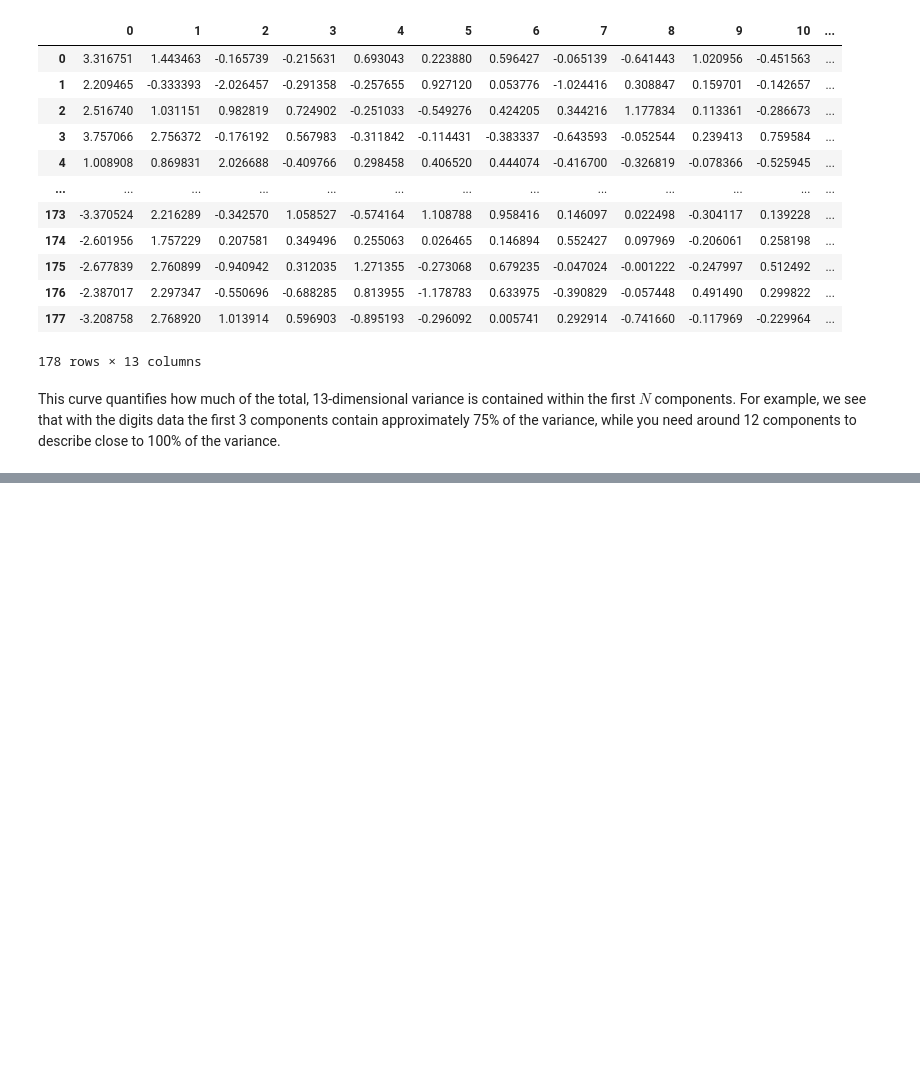
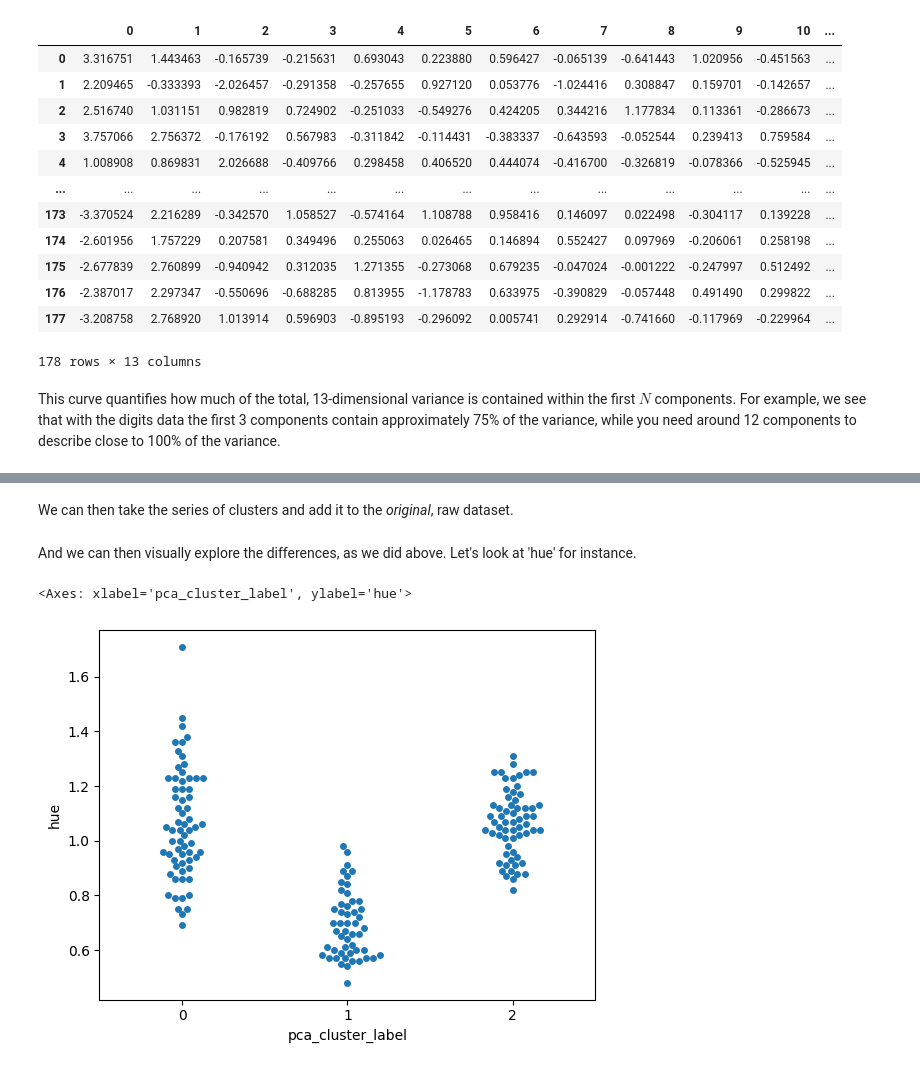
Before and after one commit to nebachadnassar/GWU-DNSC-4211, a Jupyter notebook: public/Class_10/Class_10_Unsupervised_Learning.ipynb, the cells around one changed output, grey strips where cells are left out. Drawn from its saved outputs; the diff is of its cells as text; code cells hidden in the pictures; blank space fills up the shorter version.

```diff
--- a/public/Class_10/Class_10_Unsupervised_Learning.ipynb
+++ b/public/Class_10/Class_10_Unsupervised_Learning.ipynb
@@ -566,8 +566,8 @@ plt.ylabel('cumulative explained variance');
 # %% [output]
 [figure]
 # %%
-df__ = pd.DataFrame(my_model.fit_transform(features))
-df__
+dfpca = pd.DataFrame(my_model.fit_transform(features))
+dfpca
 # %% [output]
 |  | 0 | 1 | 2 | 3 | 4 | 5 | 6 | 7 | 8 | 9 | 10 | ... |
 | 0 | 3.316751 | 1.443463 | -0.165739 | -0.215631 | 0.693043 | 0.223880 | 0.596427 | -0.065139 | -0.641443 | 1.020956 | -0.451563 | ... |
@@ -587,0 +592,4 @@ For example, we see that with the digits data the first 3 components contain app
+# %%
+model =  KMeans(n_clusters = 3, random_state = 42)
+pca_cluster_label = model.fit_predict(dfpca.iloc[:, 0:3])
+pca_cluster_label
@@ -587,0 +606,11 @@ For example, we see that with the digits data the first 3 components contain app
+# %% [markdown]
+We can then take the series of clusters and add it to the *original*, raw dataset.
+# %%
+df['pca_cluster_label'] = pca_cluster_label
+# %% [markdown]
+And we can then visually explore the differences, as we did above. Let's look at 'hue' for instance.
+# %%
+sns.swarmplot(data=df, x="pca_cluster_label", y="hue")
+# %% [output]
+<Axes: xlabel='pca_cluster_label', ylabel='hue'>
+[figure, added]
```
Also changed, not shown: parts of 10 cells of this notebook, 1 other file.
